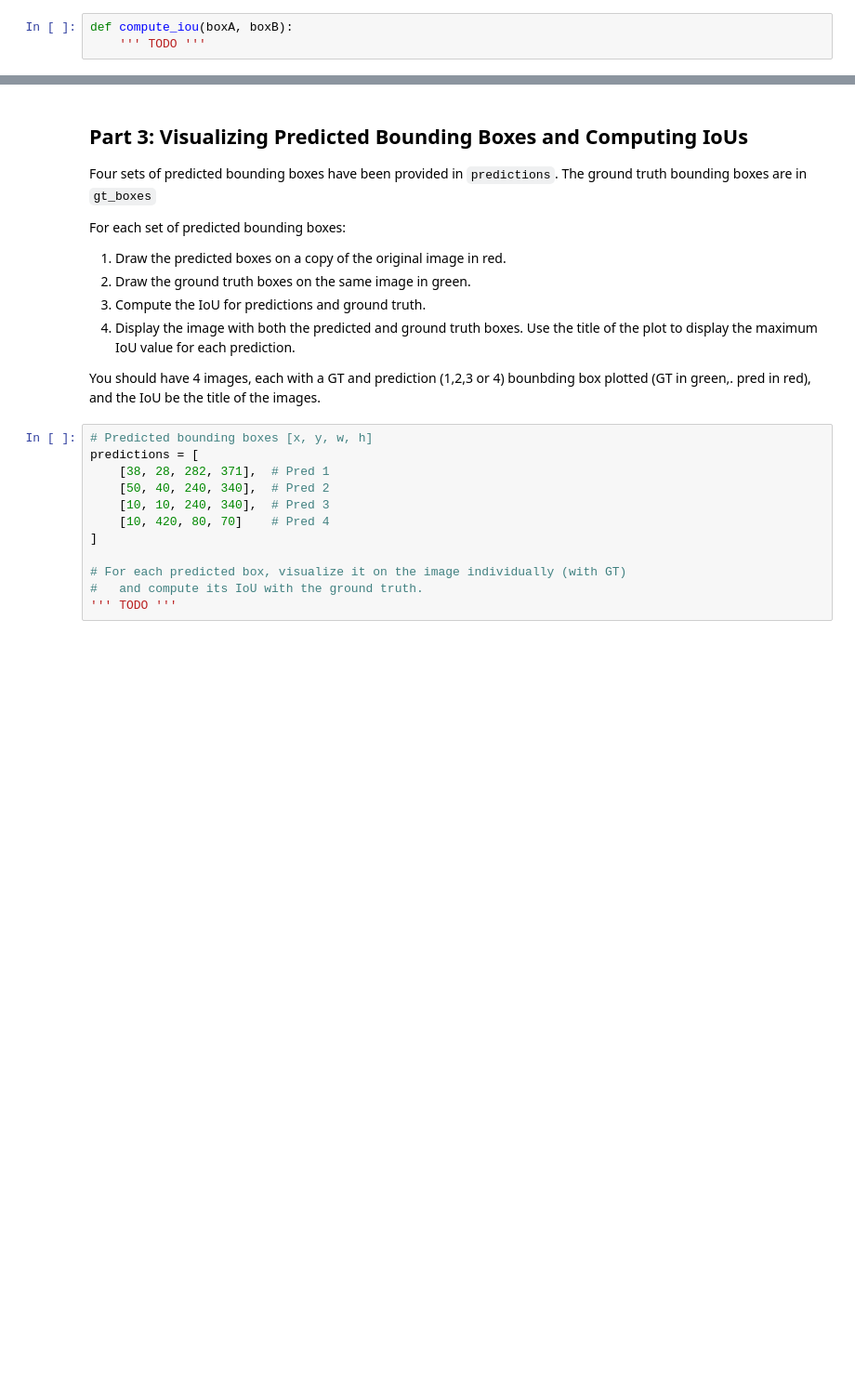
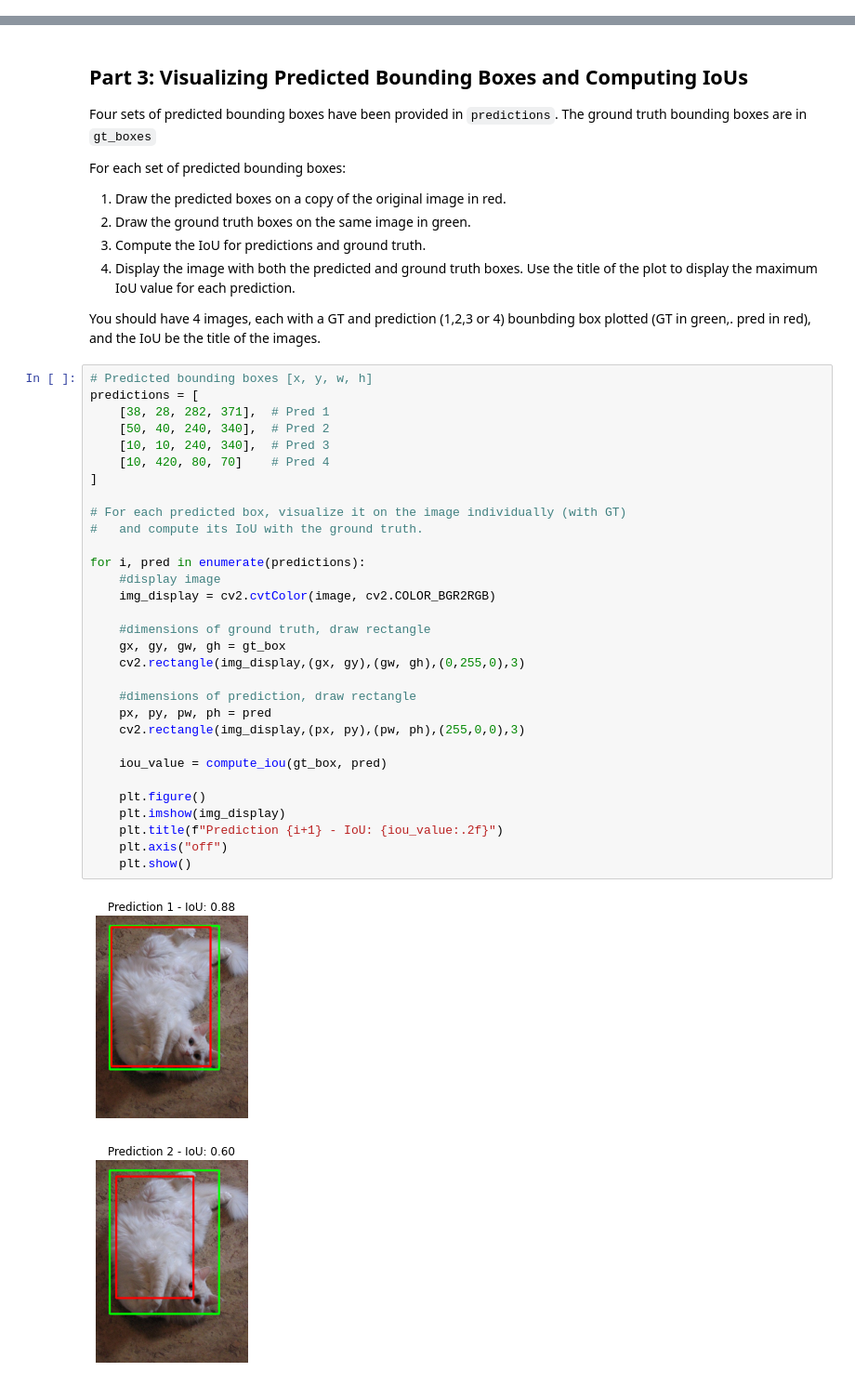
Before and after one commit to masampedro-dev/EEC174_MPA1, a Jupyter notebook: PreLab.ipynb, the cells around one changed output, grey strips where cells are left out. Shown at 93% size. Drawn from its saved outputs; the diff is of its cells as text; blank space fills up the shorter version.

```diff
--- a/PreLab.ipynb
+++ b/PreLab.ipynb
@@ -35,6 +38,3 @@ plt.show()
 Complete the `compute_iou()` function. This function should accept two bounding boxes and return the IoU value between them. Ensure that the function can handle edge cases (e.g., no overlap between the boxes).
 
 (Hint: See Lecture W5L1_Object Detection Slide 11)
-# %%
-def compute_iou(boxA, boxB):
-    ''' TODO '''
@@ -53,12 +92,34 @@ You should have 4 images, each with a GT and prediction (1,2,3 or 4) bounbding b
 # %%
 # Predicted bounding boxes [x, y, w, h]
 predictions = [
     [38, 28, 282, 371],  # Pred 1
     [50, 40, 240, 340],  # Pred 2
     [10, 10, 240, 340],  # Pred 3
     [10, 420, 80, 70]    # Pred 4
 ]
 
 # For each predicted box, visualize it on the image individually (with GT)
 #   and compute its IoU with the ground truth.
-''' TODO '''
+
+for i, pred in enumerate(predictions):
+    #display image
+    img_display = cv2.cvtColor(image, cv2.COLOR_BGR2RGB)
+
+    #dimensions of ground truth, draw rectangle
+    gx, gy, gw, gh = gt_box
+    cv2.rectangle(img_display,(gx, gy),(gw, gh),(0,255,0),3)
+
+    #dimensions of prediction, draw rectangle
+    px, py, pw, ph = pred
+    cv2.rectangle(img_display,(px, py),(pw, ph),(255,0,0),3)
+
+    iou_value = compute_iou(gt_box, pred)
+
+    plt.figure()
+    plt.imshow(img_display)
+    plt.title(f"Prediction {i+1} - IoU: {iou_value:.2f}")
+    plt.axis("off")
+    plt.show()
+# %% [output]
+[figure, added]
+[figure, added]
```
Also changed, not shown: parts of 3 cells of this notebook.
